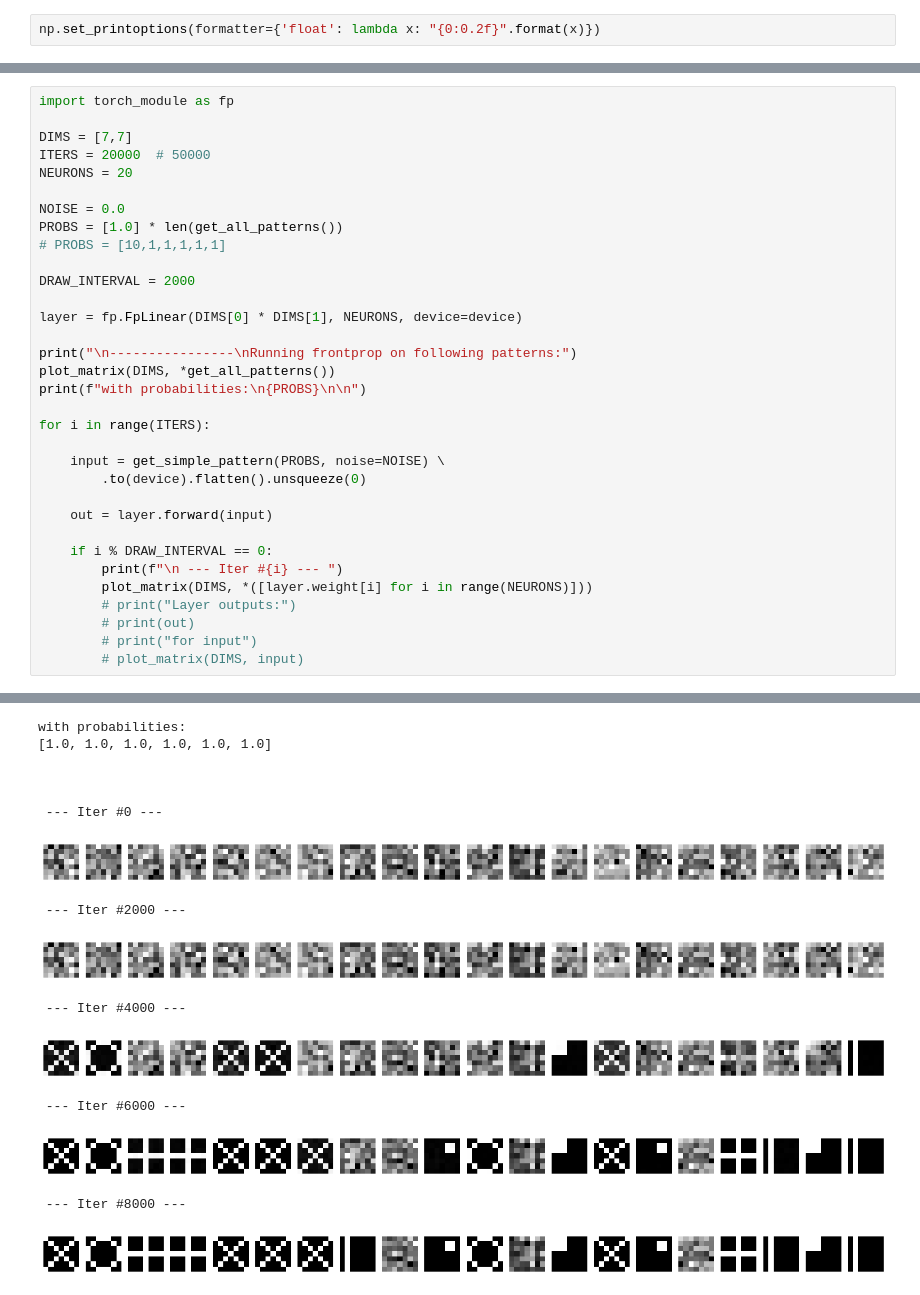
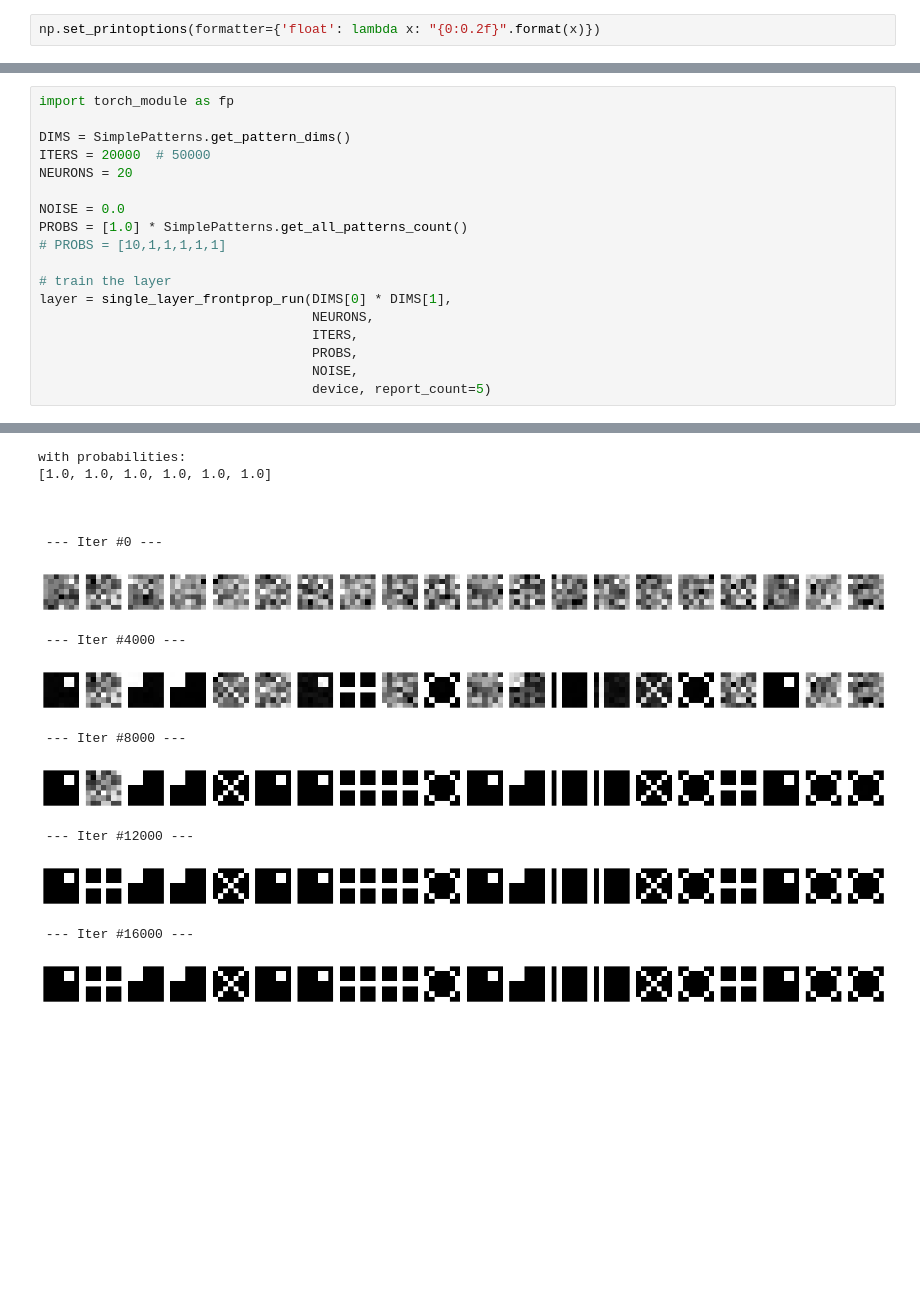
Before and after one commit to rohrl/frontprop, a Jupyter notebook: analysis_simple_patterns.ipynb, the cells around one changed output, grey strips where cells are left out. Drawn from its saved outputs; the diff is of its cells as text; blank space fills up the shorter version.

```diff
--- a/analysis_simple_patterns.ipynb
+++ b/analysis_simple_patterns.ipynb
@@ -39,52 +67,37 @@ np.set_printoptions(formatter={'float': lambda x: "{0:0.2f}".format(x)})
 # %%
 import torch_module as fp
 
-DIMS = [7,7]
+DIMS = SimplePatterns.get_pattern_dims()
 ITERS = 20000  # 50000
 NEURONS = 20
 
 NOISE = 0.0
-PROBS = [1.0] * len(get_all_patterns())
+PROBS = [1.0] * SimplePatterns.get_all_patterns_count()
 # PROBS = [10,1,1,1,1,1]
 
-DRAW_INTERVAL = 2000
-
-layer = fp.FpLinear(DIMS[0] * DIMS[1], NEURONS, device=device)
-
-print("\n----------------\nRunning frontprop on following patterns:")
-plot_matrix(DIMS, *get_all_patterns())
-print(f"with probabilities:\n{PROBS}\n\n")
-
-for i in range(ITERS):
-
-    input = get_simple_pattern(PROBS, noise=NOISE) \
-        .to(device).flatten().unsqueeze(0)
-
-    out = layer.forward(input)
-
-    if i % DRAW_INTERVAL == 0:
-        print(f"\n --- Iter #{i} --- ")
-        plot_matrix(DIMS, *([layer.weight[i] for i in range(NEURONS)]))
-        # print("Layer outputs:")
-        # print(out)
-        # print("for input")
-        # plot_matrix(DIMS, input)
+# train the layer
+layer = single_layer_frontprop_run(DIMS[0] * DIMS[1],
+                                   NEURONS,
+                                   ITERS,
+                                   PROBS,
+                                   NOISE,
+                                   device, report_count=5)
 # %% [output]
 ----------------
 Running frontprop on following patterns:
 [figure]
 with probabilities:
 [1.0, 1.0, 1.0, 1.0, 1.0, 1.0]
 
 
 
  --- Iter #0 ---
-[figure, old version]
+[figure, new version]
- --- Iter #2000 ---
+ --- Iter #4000 ---
-[figure, old version]
+[figure, new version]
- --- Iter #4000 ---
+ --- Iter #8000 ---
-[figure, old version]
+[figure, new version]
- --- Iter #6000 ---
+ --- Iter #12000 ---
-[figure, old version]
+[figure, new version]
- --- Iter #8000 ---
+ --- Iter #16000 ---
-[figure, old version]
+[figure, new version]
```
Also changed, not shown: parts of 10 cells of this notebook, 3 other files.
